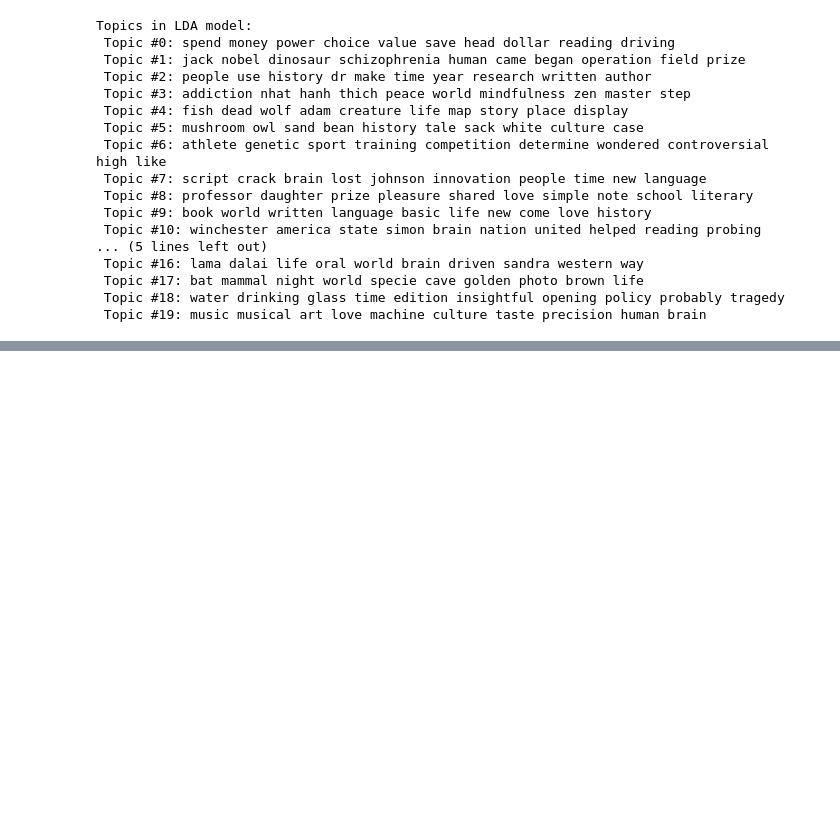
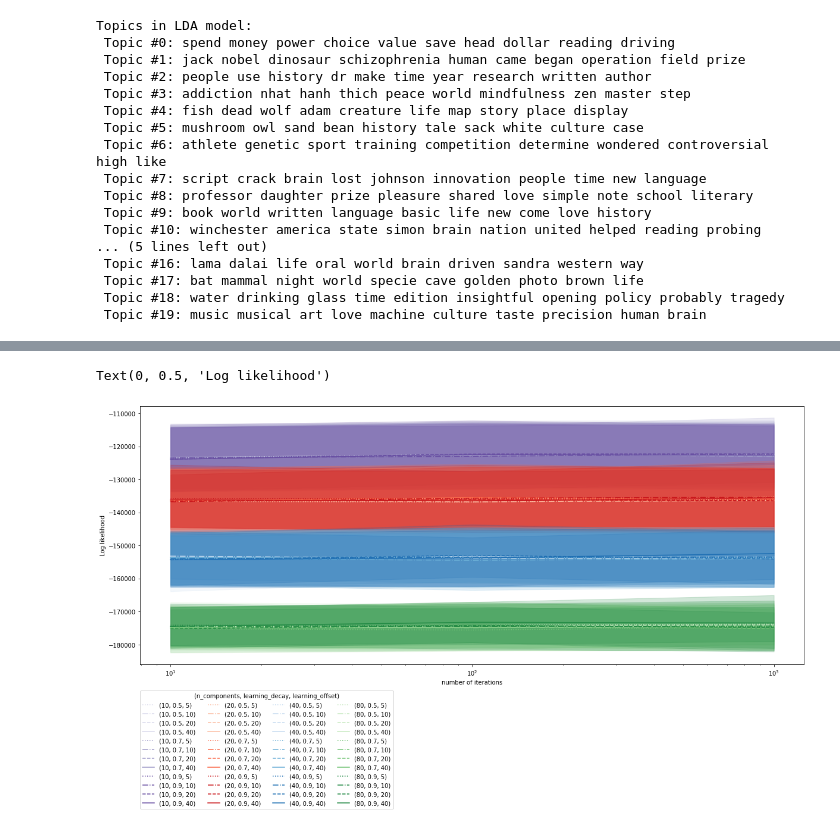
Before and after one commit to craig0a/reading_history_analysis, a Jupyter notebook: 2a - topic_grouping.ipynb, the cells around one changed output, grey strips where cells are left out. Drawn from its saved outputs; the diff is of its cells as text; code cells hidden in the pictures; blank space fills up the shorter version.

```diff
--- a/3a - topic_grouping.ipynb
+++ b/2a - topic_grouping.ipynb
@@ -298,0 +300,38 @@ plot_grid_search(results,
+# %%
+results = pd.DataFrame(results['mean_test_score'], columns = ['mean_test_score']).join(
+            pd.DataFrame(results['std_test_score'], columns = ['std_test_score']).join(
+            pd.DataFrame(results['param_max_iter'].data, columns = ['max_iter']).join(
+            pd.DataFrame(results['param_n_components'].data, columns = ['n_components']).join(
+            pd.DataFrame(results['param_learning_decay'].data, columns = ['learning_decay']).join(
+            pd.DataFrame(results['param_learning_offset'].data, columns = ['learning_offset']))))))
+# %%
+fig, ax = plt.subplots(1,1, figsize = (20,8))
+
+color_group_map = {10: 'Purples', 20: 'Reds', 40: 'Blues', 80:'Greens'}
+learning_decay_map = {0.5: 0.25, 0.7: 0.5, 0.9:0.75}
+learning_offset_map = {5:':', 10:'-.', 20:'--', 40:'-'}
+
+for n_components, color_group in results.groupby('n_components'):
+    cmap = matplotlib.cm.get_cmap(color_group_map[n_components])
+    for learning_decay, intensity_group in color_group.groupby('learning_decay'):
+        color = cmap(learning_decay_map[learning_decay])
+        for learning_offset, linestyle_group in intensity_group.groupby('learning_offset'):
+            linestyle = learning_offset_map[learning_offset]
+            linestyle_group = linestyle_group.sort_values('max_iter')
+
+            ax.plot(linestyle_group['max_iter'], linestyle_group['mean_test_score'],
+                                      color = color, linestyle = linestyle,
+                                      label = '(%d, %.1f, %d)'%(n_components, learning_decay, learning_offset))
+            ax.fill_between(x = linestyle_group['max_iter'].astype(float),
+                           y1 = linestyle_group['mean_test_score'] - 1.96*linestyle_group['std_test_score'],
+                           y2 = linestyle_group['mean_test_score'] + 1.96*linestyle_group['std_test_score'],
+                           color = color, alpha = 0.2)
+ax.legend(title = '(n_components, learning_decay, learning_offset)',
+          ncol = 4, bbox_to_anchor=(0, -0.1), loc=2, borderaxespad=0.)
+
+ax.set_xscale('log')
+ax.set_xlabel('number of iterations')
+ax.set_ylabel('Log likelihood')
+# %% [output]
+Text(0, 0.5, 'Log likelihood')
+[figure, added]
```
Also changed, not shown: parts of 15 cells of this notebook, 2 other files.
